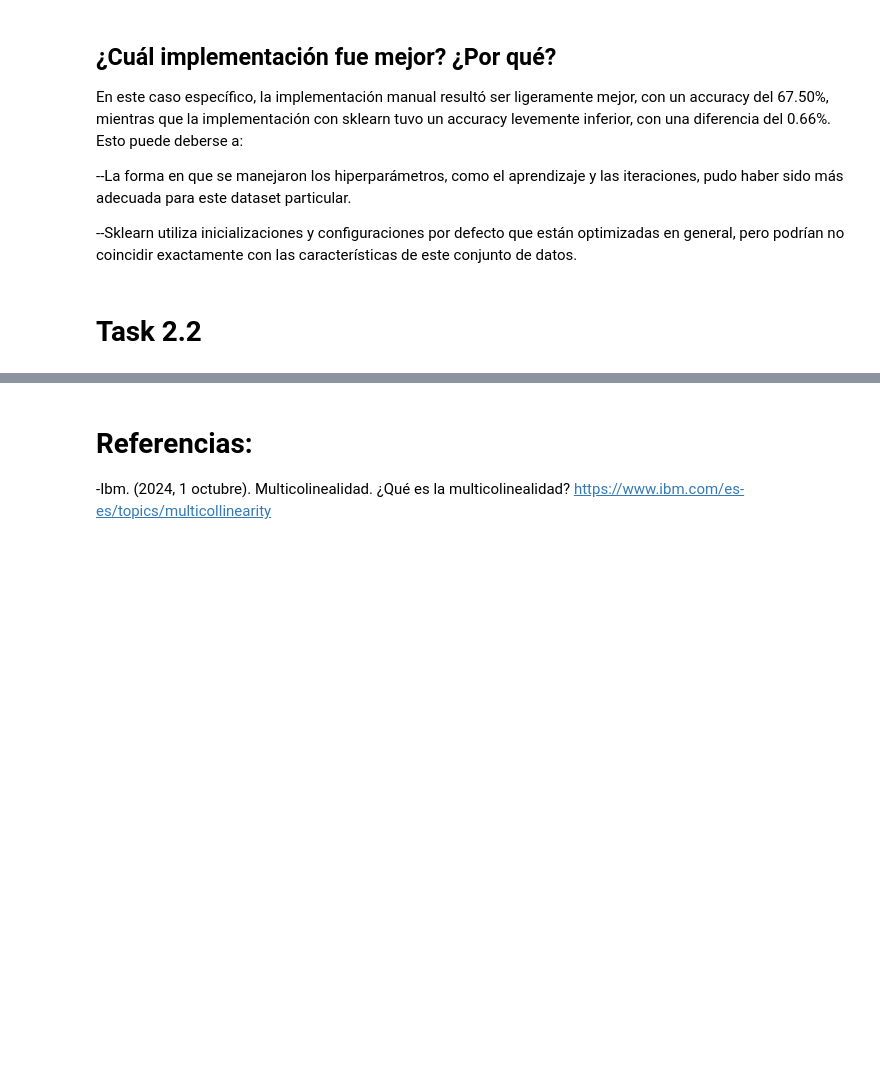
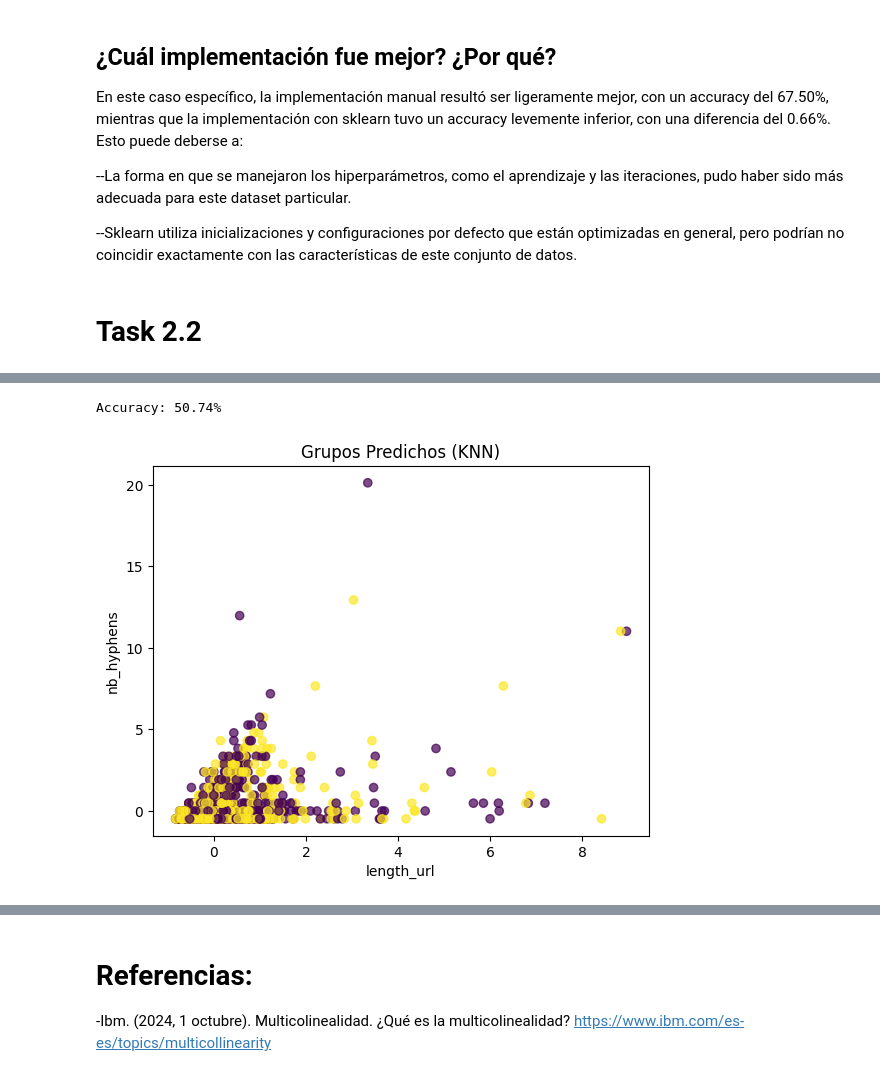
Before and after one commit to mar22266/LABORATORIOS-IA, a Jupyter notebook: Laboratorio01/lab1.ipynb, the cells around one changed output, grey strips where cells are left out. Cells and saved outputs as stored; diff of their text form; code cells hidden in the pictures; blank space fills up the shorter version.

```diff
--- a/Laboratorio01/lab1.ipynb
+++ b/Laboratorio01/lab1.ipynb
@@ -284,0 +335,8 @@ En este caso específico, la implementación manual resultó ser ligeramente mej
+# %%
+# Entrenar el modelo y predecir
+
+# Definir el número de vecinos (k)
+k_value = 5
+
+# Predecir las etiquetas del conjunto de prueba
+y_knn_pred = knn_predict(X_knn_train, y_knn_train, X_knn_test, k_value)
@@ -284,0 +346,16 @@ En este caso específico, la implementación manual resultó ser ligeramente mej
+# %%
+## Paso 4: Evaluar el modelo
+
+# Calcular la métrica de accuracy
+accuracy_knn = np.mean(y_knn_pred == y_knn_test)
+print(f"Accuracy: {accuracy_knn * 100:.2f}%")
+
+# Graficar los grupos encontrados
+plt.scatter(X_knn_test[:, 0], X_knn_test[:, 1], c=y_knn_pred, cmap='viridis', alpha=0.7)
+plt.title('Grupos Predichos (KNN)')
+plt.xlabel('length_url')
+plt.ylabel('nb_hyphens')
+plt.show()
+# %% [output]
+Accuracy: 50.74%
+[figure, added]
```
Also changed, not shown: parts of 12 cells of this notebook.
